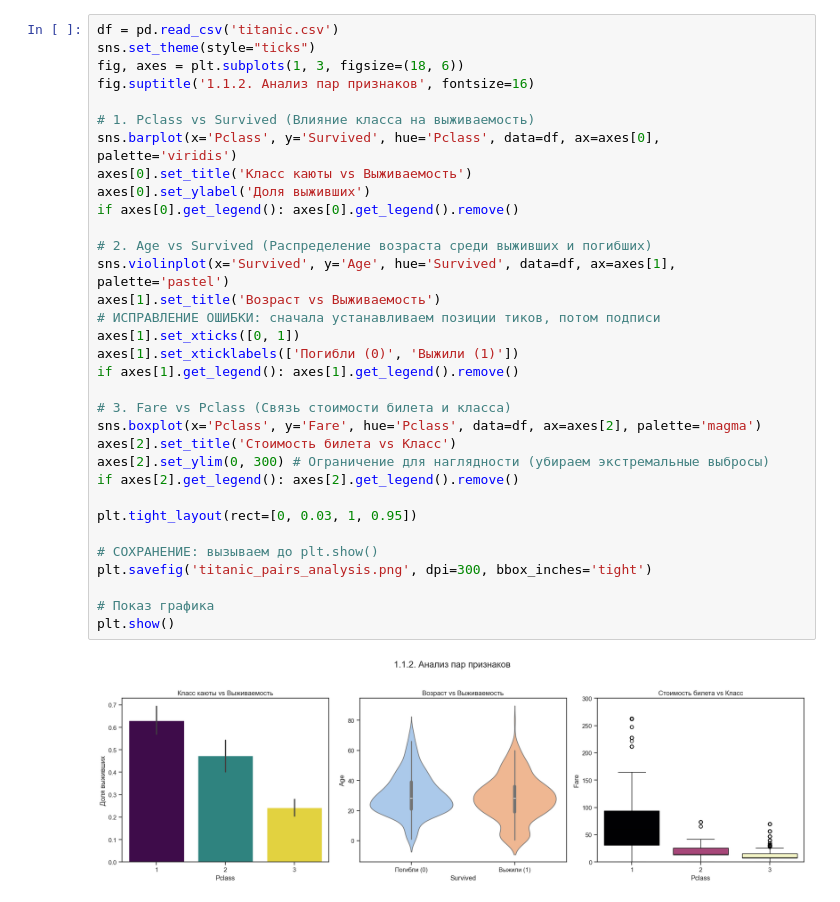
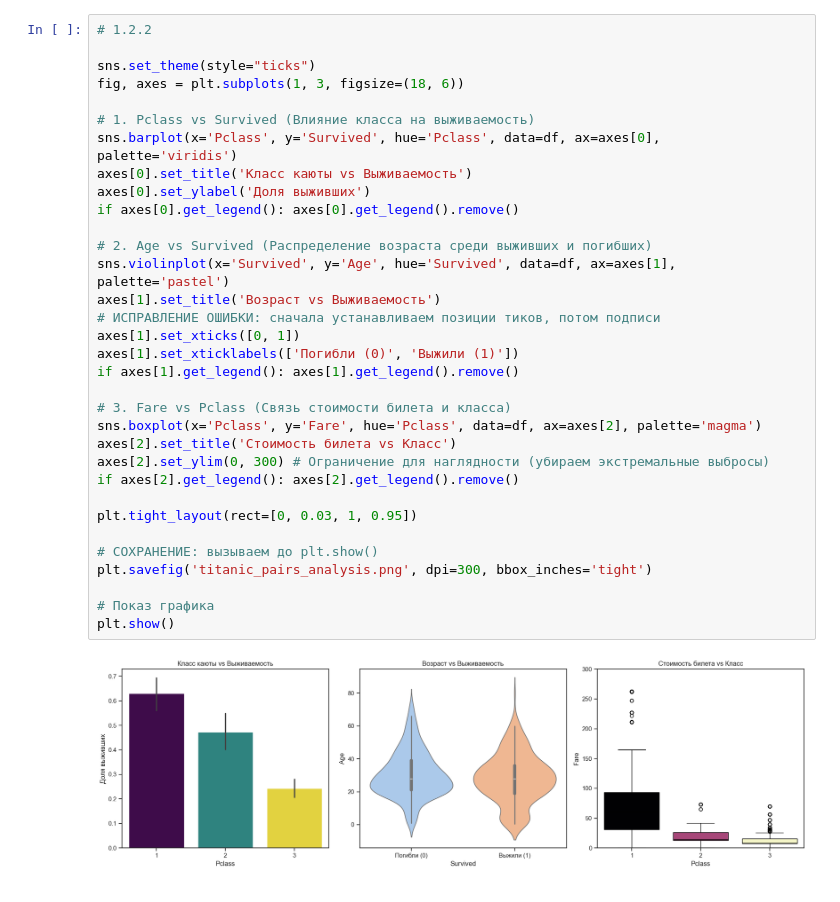
Before and after one commit to coffeequ/AnalyzDatasets, a Jupyter notebook: TableType/titanicAnalyz.ipynb, the cells around one changed output. Cells and saved outputs as stored; diff of their text form.

```diff
--- a/TableType/titanicAnalyz.ipynb
+++ b/TableType/titanicAnalyz.ipynb
@@ -58,36 +57,36 @@ plt.show()
 # %%
-df = pd.read_csv('titanic.csv')
+# 1.2.2
+
 sns.set_theme(style="ticks")
 fig, axes = plt.subplots(1, 3, figsize=(18, 6))
-fig.suptitle('1.1.2. Анализ пар признаков', fontsize=16)
 
 # 1. Pclass vs Survived (Влияние класса на выживаемость)
 sns.barplot(x='Pclass', y='Survived', hue='Pclass', data=df, ax=axes[0], palette='viridis')
 axes[0].set_title('Класс каюты vs Выживаемость')
 axes[0].set_ylabel('Доля выживших')
 if axes[0].get_legend(): axes[0].get_legend().remove()
 
 # 2. Age vs Survived (Распределение возраста среди выживших и погибших)
 sns.violinplot(x='Survived', y='Age', hue='Survived', data=df, ax=axes[1], palette='pastel')
 axes[1].set_title('Возраст vs Выживаемость')
 # ИСПРАВЛЕНИЕ ОШИБКИ: сначала устанавливаем позиции тиков, потом подписи
 axes[1].set_xticks([0, 1])
 axes[1].set_xticklabels(['Погибли (0)', 'Выжили (1)'])
 if axes[1].get_legend(): axes[1].get_legend().remove()
 
 # 3. Fare vs Pclass (Связь стоимости билета и класса)
 sns.boxplot(x='Pclass', y='Fare', hue='Pclass', data=df, ax=axes[2], palette='magma')
 axes[2].set_title('Стоимость билета vs Класс')
 axes[2].set_ylim(0, 300) # Ограничение для наглядности (убираем экстремальные выбросы)
 if axes[2].get_legend(): axes[2].get_legend().remove()
 
 plt.tight_layout(rect=[0, 0.03, 1, 0.95])
 
 # СОХРАНЕНИЕ: вызываем до plt.show()
 plt.savefig('titanic_pairs_analysis.png', dpi=300, bbox_inches='tight')
 
 # Показ графика
 plt.show()
 # %% [output]
-[figure, old version]
+[figure, new version]
 # %%
```
Also changed, not shown: parts of 5 cells of this notebook, 3 other files.
